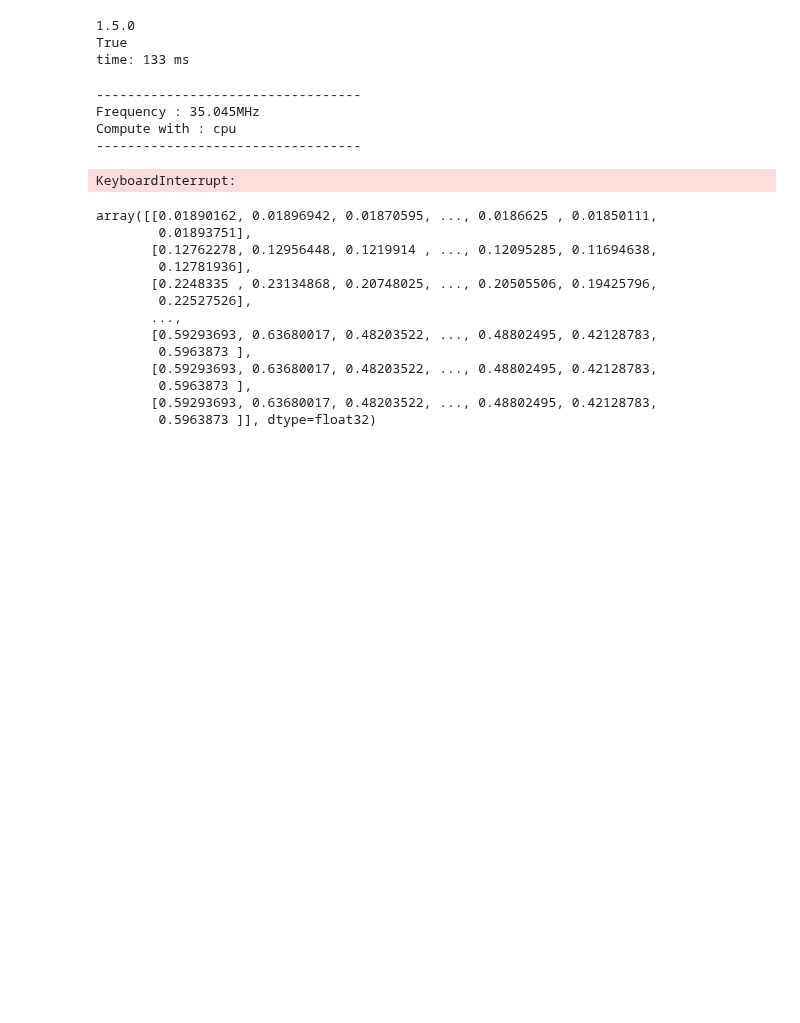
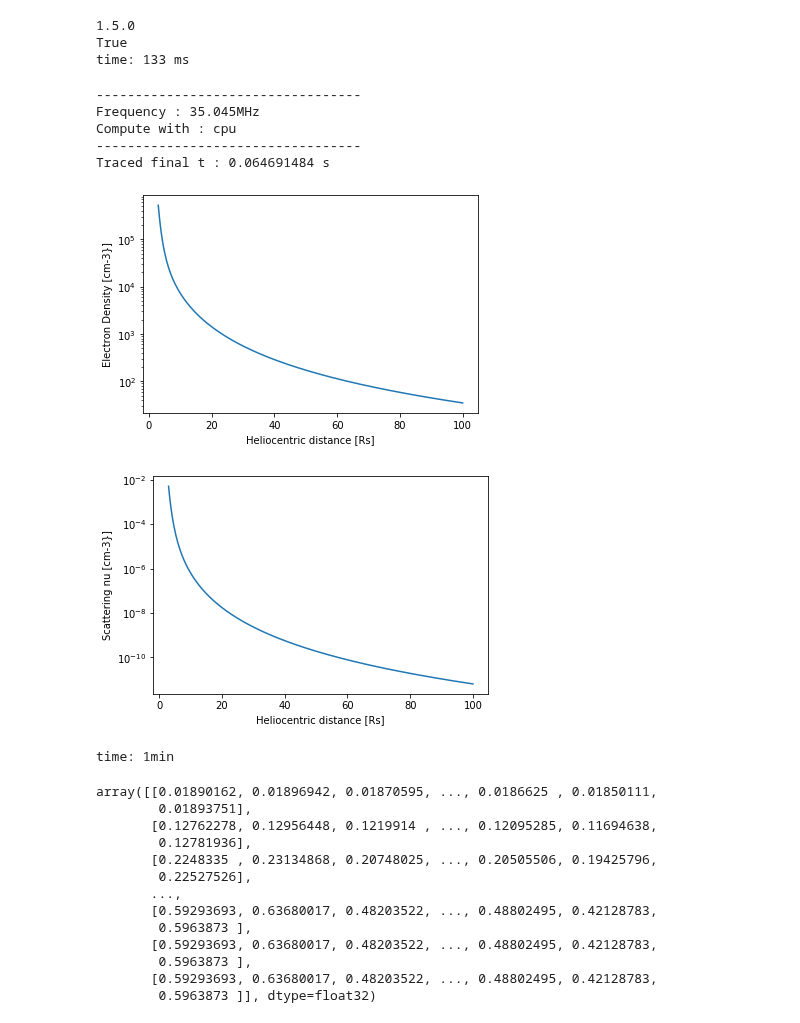
Before and after one commit to peijin94/SunRay, a Jupyter notebook: ray_scat_test.ipynb, the cells around one changed output. Drawn from its saved outputs; the diff is of its cells as text; code cells hidden in the pictures; blank space fills up the shorter version.

```diff
--- a/ray_scat_test.ipynb
+++ b/ray_scat_test.ipynb
@@ -23,23 +23,26 @@ time: 133 ms
 # %%
 import sunRay.SunRayRunAnisScat as anisRay
 import sunRay.statisticalRays as raystat
-photon_N=100000
+photon_N=200000
 (steps_N  ,  collect_N,  photon_N, start_r,  start_theta,
             start_phi,  f_ratio, epsilon ,  anis, asym,  omega0, freq0,
             t_collect, tau, r_vec_collect_local,  k_vec_collect_local,  tau_collect_local
             ) = anisRay.runRays(steps_N  = 300 , collect_N = 180, t_param = 20.0,
                 photon_N = photon_N, start_r = 1.75, start_theta = 1.e-6/180.0*np.pi,
                 start_phi  = 1.e-6/180.0*np.pi, f_ratio  = 1.1, #ne_r = dm.parkerfit,
                 epsilon = 0.5, anis = 0.95,  asym = 1.0, Te = 86.0,
                 Scat_include = True, Show_param = True,
                 Show_result_k = False, Show_result_r = False,  verb_out = True,
                 sphere_gen = False, num_thread =2 )
 # %% [output]
 ----------------------------------
 Frequency : 35.045MHz
 Compute with : cpu
 ----------------------------------
+Traced final t : 0.064691484 s
+[figure, added]
+[figure, added]
-KeyboardInterrupt:
+time: 1min
 # %%
 tau_collect_local
 # %% [output]
```
Also changed, not shown: parts of 2 cells of this notebook, 6 other files.
